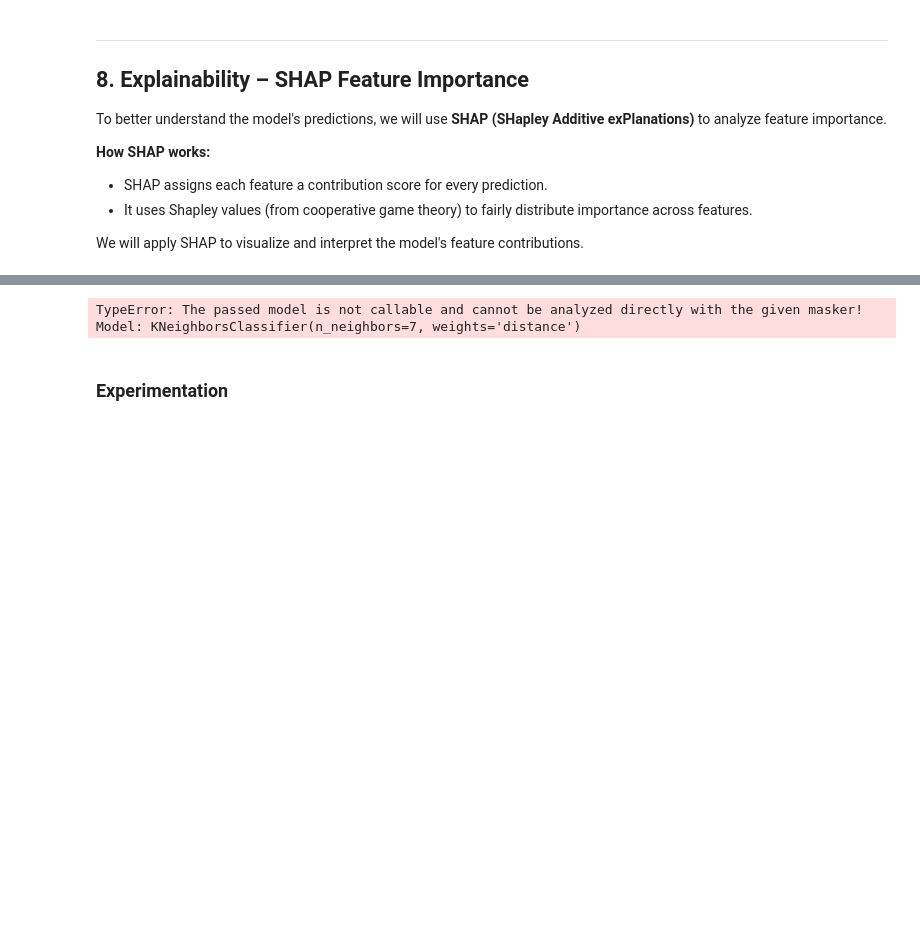
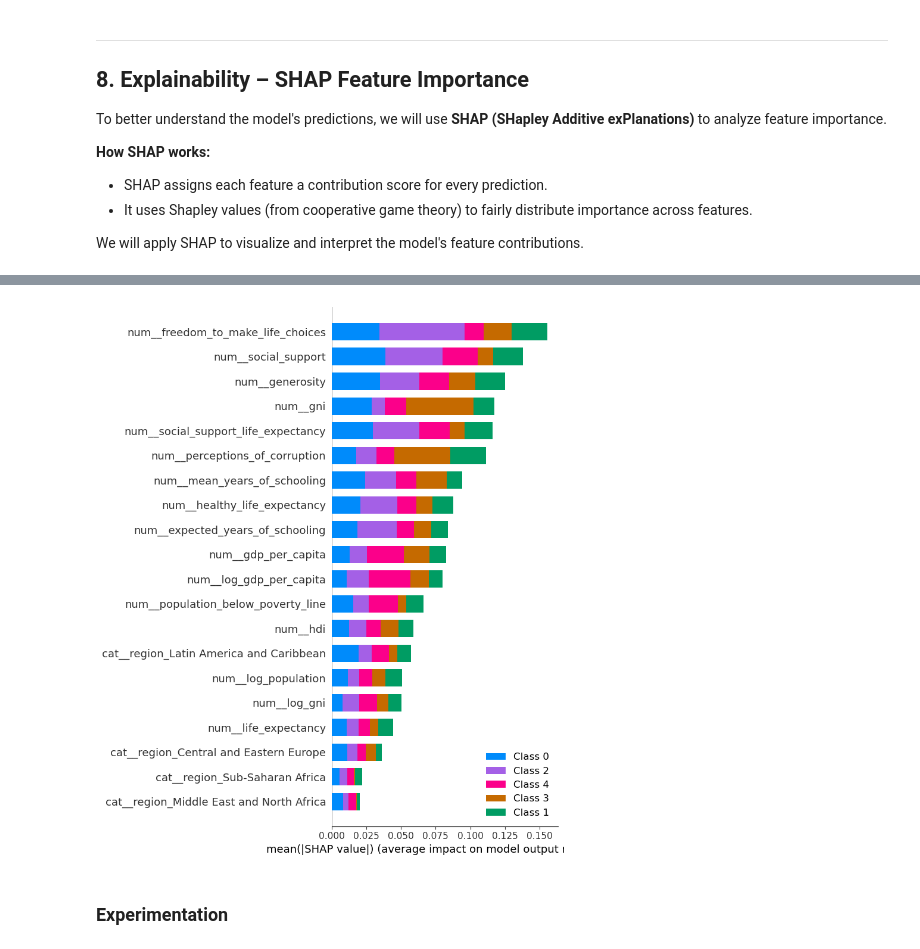
Before and after one commit to lindsayvarzz/AML_Project_1, a Jupyter notebook: Project_1.ipynb, the cells around one changed output, grey strips where cells are left out. Cells and saved outputs as stored; diff of their text form; code cells hidden in the pictures; blank space fills up the shorter version.

```diff
--- a/Project_1.ipynb
+++ b/Project_1.ipynb
@@ -1489,7 +1489,7 @@ feature_names = preprocess.get_feature_names_out()
 X_test_processed_df = pd.DataFrame(X_test_processed, columns=feature_names)
 
 # Initialize SHAP explainer using the trained model
-explainer = shap.Explainer(model, X_test_processed_df)
+explainer = shap.Explainer(model.predict_proba, X_test_processed_df)
 
 # Compute SHAP values for X_test
 shap_values = explainer(X_test_processed_df)
@@ -1519,4 +1520,4 @@ Successfully installed cloudpickle-3.1.2 llvmlite-0.46.0 numba-0.64.0 shap-0.51.
-TypeError: The passed model is not callable and cannot be analyzed directly with the given masker! Model: KNeighborsClassifier(n_neighbors=7, weights='distance')
+[figure, added]
 # %% [markdown]
 ### Experimentation
 # %%
```
Also changed, not shown: parts of 4 cells of this notebook.
